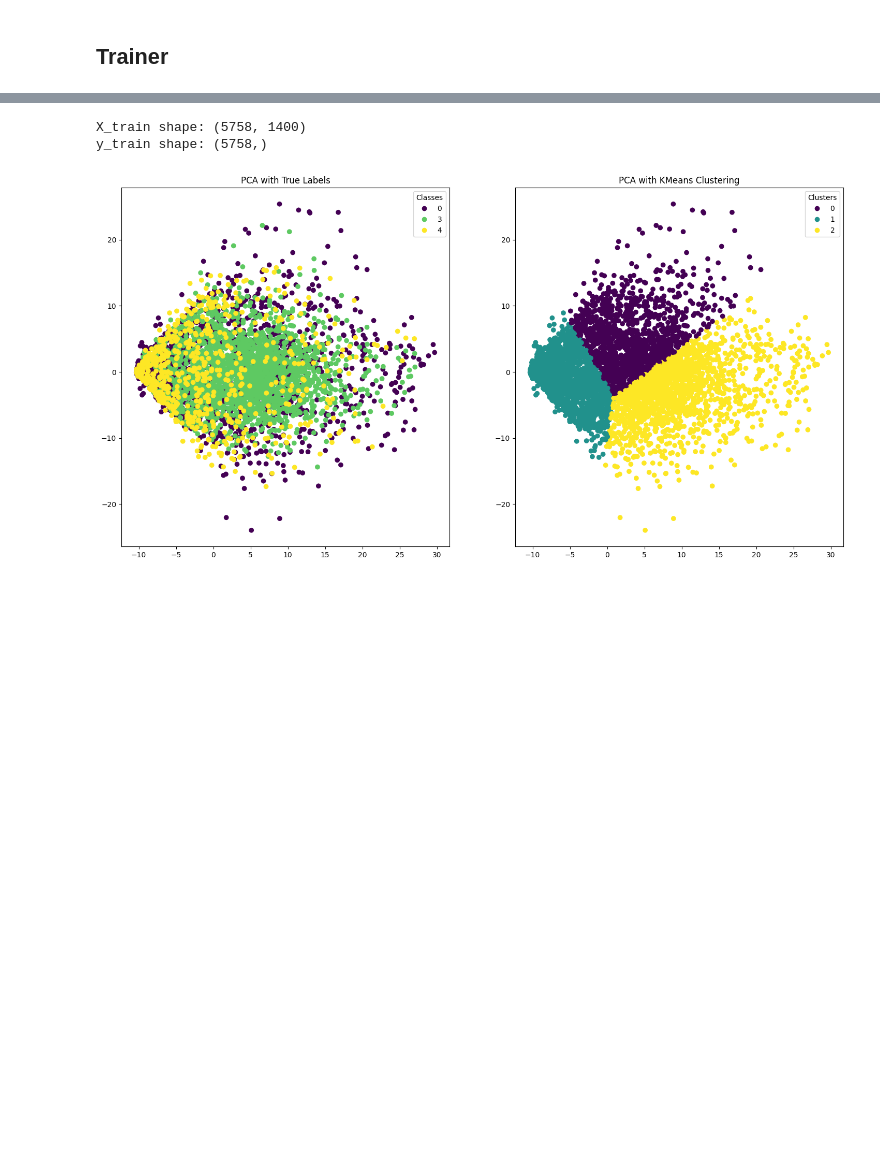
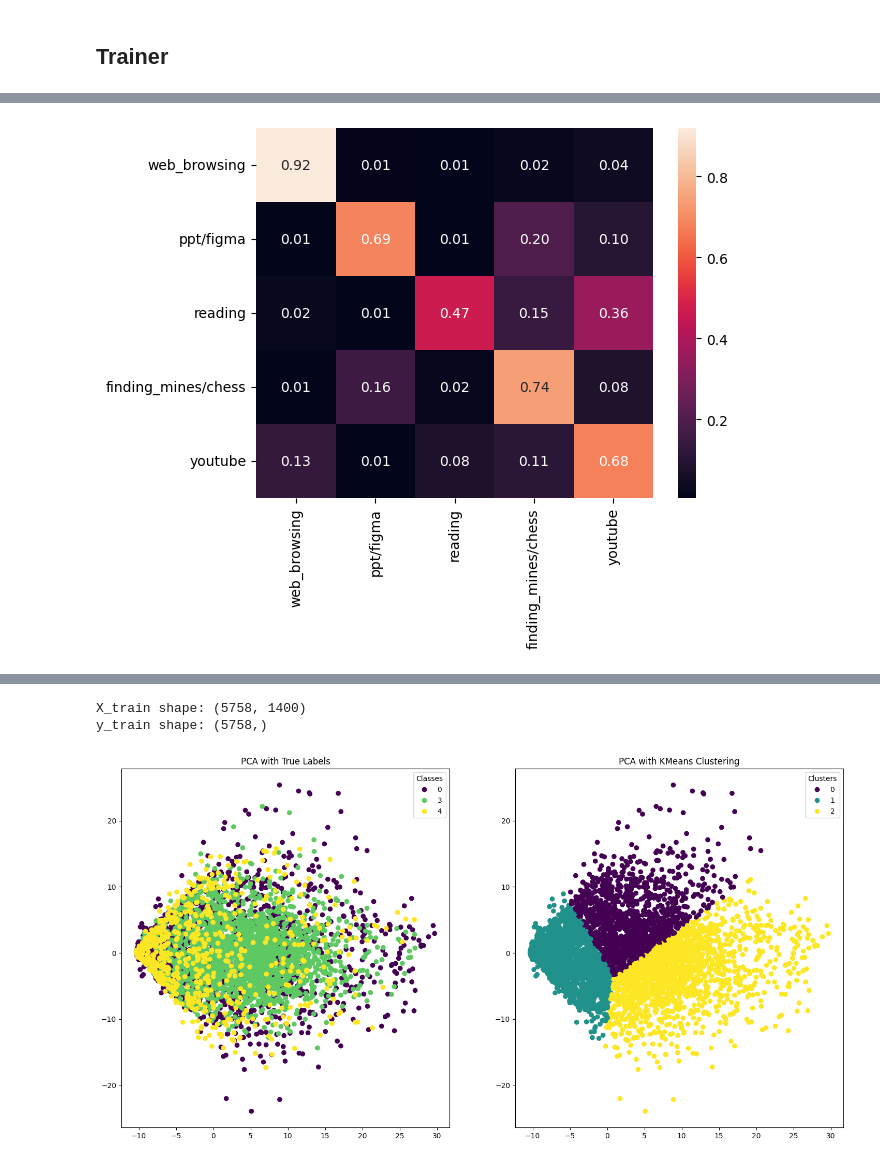
Before and after one commit to jangsus1/ML-Fall24-Team7, a Jupyter notebook: feature_extraction.ipynb, the cells around one changed output, grey strips where cells are left out. Saved outputs shown, nothing was run; the diff lists cells and outputs as text; code cells hidden in the pictures; blank space fills up the shorter version.

```diff
--- a/feature_extraction.ipynb
+++ b/feature_extraction.ipynb
@@ -240,7 +47,7 @@ for file in files:
         event_list.append(event_dict)
 
     # Convert to DataFrame and sort by time
-    df = pd.DataFrame(event_list)
+    df = pd.DataFrame(event_list, columns=['event_type', 'time', 'x', 'y', 'button', 'pressed', 'dx', 'dy'])
     df = df.sort_values('time').reset_index(drop=True)
 
     # Step 2: Organize events into time windows
@@ -374,9 +199,14 @@ Class 4: 1536 samples
 # %%
 from sklearn.metrics import confusion_matrix
+from lightgbm import LGBMClassifier
 
-def train(model_name, window_size, window_interval):
-    if model_name == 'boosting':
+def train(model_name, window_size, window_interval, resample=True, split=0.8):
+    if model_name == 'hist_boosting':
         model = HistGradientBoostingClassifier(random_state=42)
+    elif model_name == 'gradient_boosting':
+        model = GradientBoostingClassifier(random_state=42, verbose=1)
+    elif model_name == 'lightgbm':
+        model = LGBMClassifier(random_state=42, n_jobs=-1)
     elif model_name == 'random_forest':
         model = RandomForestClassifier(random_state=42, n_jobs=-1)
     elif model_name == 'svm':
@@ -390,15 +220,11 @@ def train(model_name, window_size, window_interval):
     else:
         raise ValueError(f"Unknown MODEL: {model_name}")
 
-    X_resampled, X_test, y_resampled, y_test = prepare_data(window_size, window_interval)
+    X_resampled, X_test, y_resampled, y_test, scaler = prepare_data(window_size, window_interval, resample=resample, split=split)
 
     model.fit(X_resampled, y_resampled)
 
     # Predict on the test set and evaluate performance
     y_pred = model.predict(X_test)
-    f1 = f1_score(y_test, y_pred, average='weighted')
-    accuracy = accuracy_score(y_test, y_pred)
-    # return conf matrix
-    cm = confusion_matrix(y_test, y_pred)
 
-    return accuracy, f1, cm
+    return X_test, y_test, y_pred, model, scaler
@@ -432,0 +252,59 @@ for model_name in ['boosting', 'random_forest', 'logistic_regression', 'knn', 'p
+# %%
+model_name = "lightgbm"
+window_size = 50
+X, y, y_pred, model, scaler = train(model_name, window_size, 2, split=0.8)
+acc = accuracy_score(y, y_pred)
+f1 = f1_score(y, y_pred, average='weighted')
+cm = confusion_matrix(y, y_pred, normalize='true')
+
+print(f"Model: {model_name}, Accuracy: {acc}, F1: {f1}")
+joblib.dump(model, f"{model_name}_model.pkl")
+joblib.dump(scaler, f"{model_name}_scaler.pkl")
+sns.heatmap(
+    cm, annot=True, fmt=".2f", xticklabels=category_names, yticklabels=category_names
+)
+plt.show()
+feature_names = [
+    f"{i}_{feature}"
+    for i in range(window_size)
+    for feature in [
+        "num_moves",
+        "num_clicks",
+        "num_scrolls",
+        "click_x_mean",
+        "click_y_mean",
+        "movement_distance",
+        "velocity_mean",
+        "velocity_max",
+        "velocity_min",
+        "velocity_sd",
+        "velocity_x_mean",
+        "velocity_y_mean",
+        "acceleration_mean",
+        "acceleration_max",
+        "acceleration_min",
+        "acceleration_sd",
+        "jerk_mean",
+        "jerk_sd",
+        "angular_velocity_mean",
+        "angular_velocity_sd",
+        "movement_duration",
+        "total_time",
+        "pause_time",
+        "flips_x",
+        "flips_y",
+        "pause_count",
+        "hold_time_mean",
+        "hold_time_sd",
+    ]
+]
+
+importance = model.feature_importances_
+# Organize results into a DataFrame
+importance_df = pd.DataFrame({
+    'Feature': feature_names,
+    'Importance': importance
+}).sort_values(by='Importance', ascending=False)
+importance_df.to_csv(f"{model_name}_importance.csv", index=False)
+print(importance_df)
+# %% [output]
@@ -432,0 +322 @@ for model_name in ['boosting', 'random_forest', 'logistic_regression', 'knn', 'p
+[figure, added]
```
Also changed, not shown: parts of 15 cells of this notebook, 10 other files.
